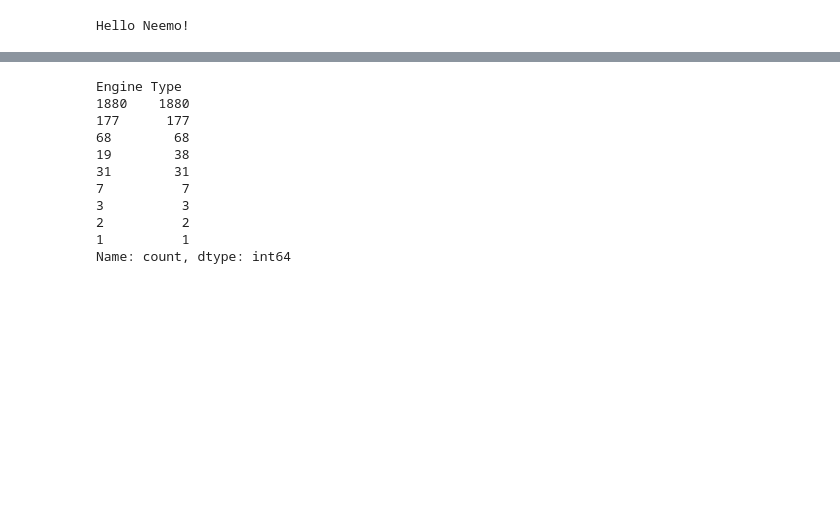
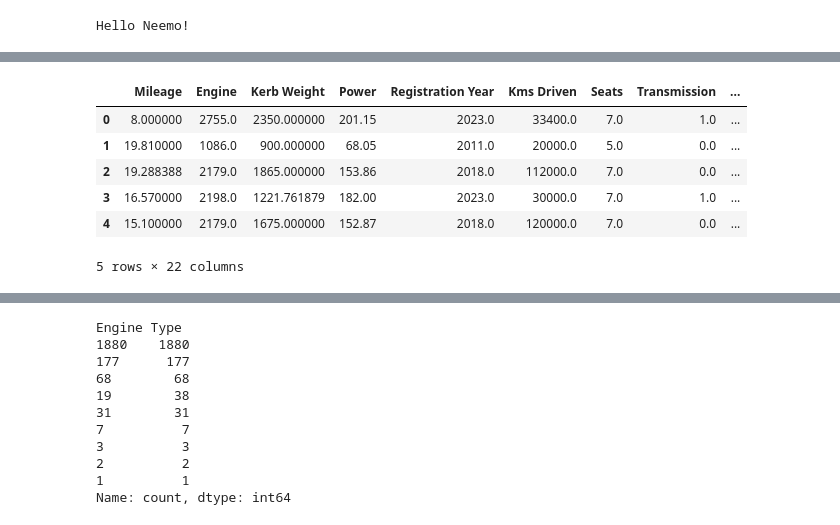
Before and after one commit to SumanGouda/predict-used-car-features, a Jupyter notebook: predictions/00_analysis.ipynb, the cells around one changed output, grey strips where cells are left out. Saved outputs shown, nothing was run; the diff lists cells and outputs as text; code cells hidden in the pictures; blank space fills up the shorter version.

```diff
--- a/predictions/00_analysis.ipynb
+++ b/predictions/00_analysis.ipynb
@@ -30,0 +69,11 @@ df_raw.head()
+# %%
+df = pd.read_csv(r"D:\IMP  ML  PROJECTS\second-hand-car-features-predicion\predictions\data\price\processed\data.csv")
+df.head()
+# %% [output]
+|  | Mileage | Engine | Kerb Weight | Power | Registration Year | Kms Driven | Seats | Transmission | ... |
+| 0 | 8.000000 | 2755.0 | 2350.000000 | 201.15 | 2023.0 | 33400.0 | 7.0 | 1.0 | ... |
+| 1 | 19.810000 | 1086.0 | 900.000000 | 68.05 | 2011.0 | 20000.0 | 5.0 | 0.0 | ... |
+| 2 | 19.288388 | 2179.0 | 1865.000000 | 153.86 | 2018.0 | 112000.0 | 7.0 | 0.0 | ... |
+| 3 | 16.570000 | 2198.0 | 1221.761879 | 182.00 | 2023.0 | 30000.0 | 7.0 | 1.0 | ... |
+| 4 | 15.100000 | 2179.0 | 1675.000000 | 152.87 | 2018.0 | 120000.0 | 7.0 | 0.0 | ... |
+5 rows × 22 columns
```
Also changed, not shown: parts of 11 cells of this notebook, 18 other files.
